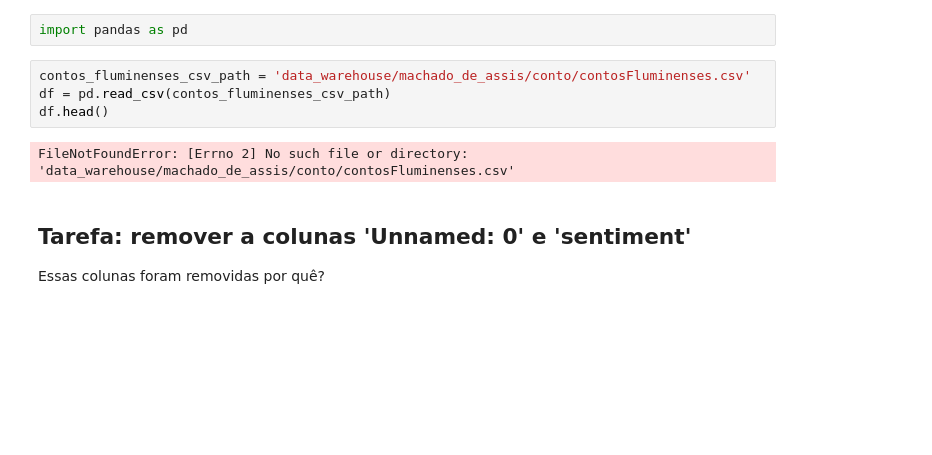
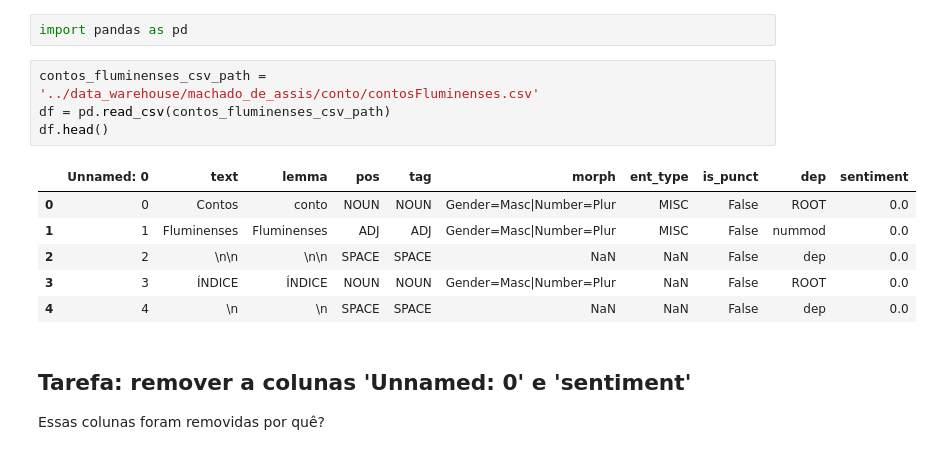
Before and after one commit to ti-a-go/nlp, a Jupyter notebook: notebooks/exploring_contos_fluminenses_data.ipynb, the cells around one changed output. Drawn from its saved outputs; the diff is of its cells as text; blank space fills up the shorter version.

```diff
--- a/notebooks/exploring_contos_fluminenses_data.ipynb
+++ b/notebooks/exploring_contos_fluminenses_data.ipynb
@@ -1,11 +1,16 @@
 # %%
 import pandas as pd
 # %%
-contos_fluminenses_csv_path = 'data_warehouse/machado_de_assis/conto/contosFluminenses.csv'
+contos_fluminenses_csv_path = '../data_warehouse/machado_de_assis/conto/contosFluminenses.csv'
 df = pd.read_csv(contos_fluminenses_csv_path)
 df.head()
 # %% [output]
-FileNotFoundError: [Errno 2] No such file or directory: 'data_warehouse/machado_de_assis/conto/contosFluminenses.csv'
+|  | Unnamed: 0 | text | lemma | pos | tag | morph | ent_type | is_punct | dep | sentiment |
+| 0 | 0 | Contos | conto | NOUN | NOUN | Gender=Masc|Number=Plur | MISC | False | ROOT | 0.0 |
+| 1 | 1 | Fluminenses | Fluminenses | ADJ | ADJ | Gender=Masc|Number=Plur | MISC | False | nummod | 0.0 |
+| 2 | 2 | \n\n | \n\n | SPACE | SPACE | NaN | NaN | False | dep | 0.0 |
+| 3 | 3 | ÍNDICE | ÍNDICE | NOUN | NOUN | Gender=Masc|Number=Plur | NaN | False | ROOT | 0.0 |
+| 4 | 4 | \n | \n | SPACE | SPACE | NaN | NaN | False | dep | 0.0 |
 # %% [markdown]
 ## Tarefa: remover a colunas 'Unnamed: 0' e 'sentiment'
 
```
Also changed, not shown: 11 other files.
